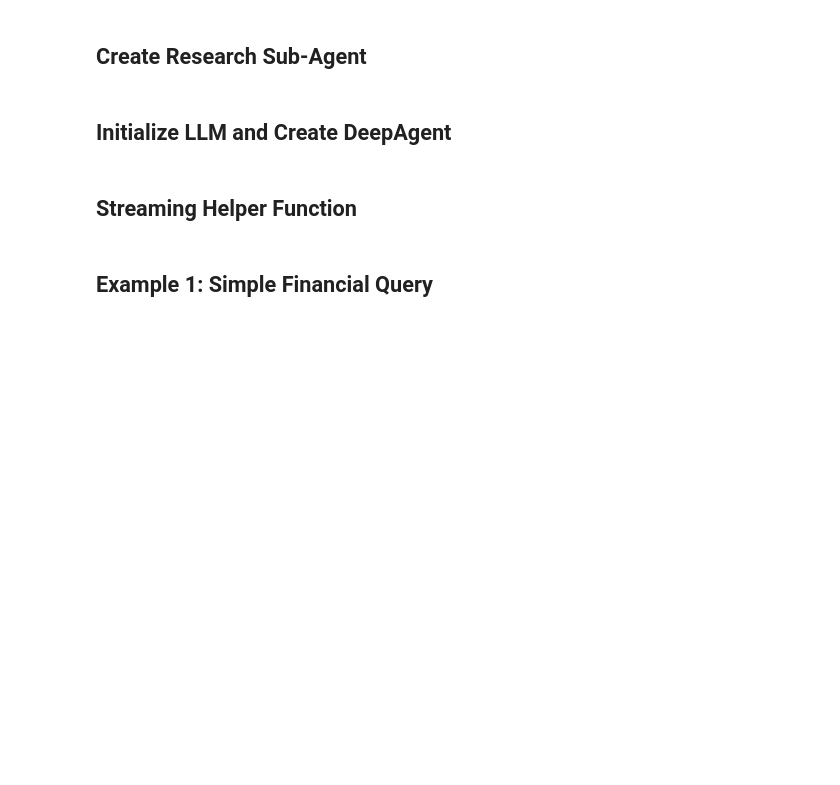
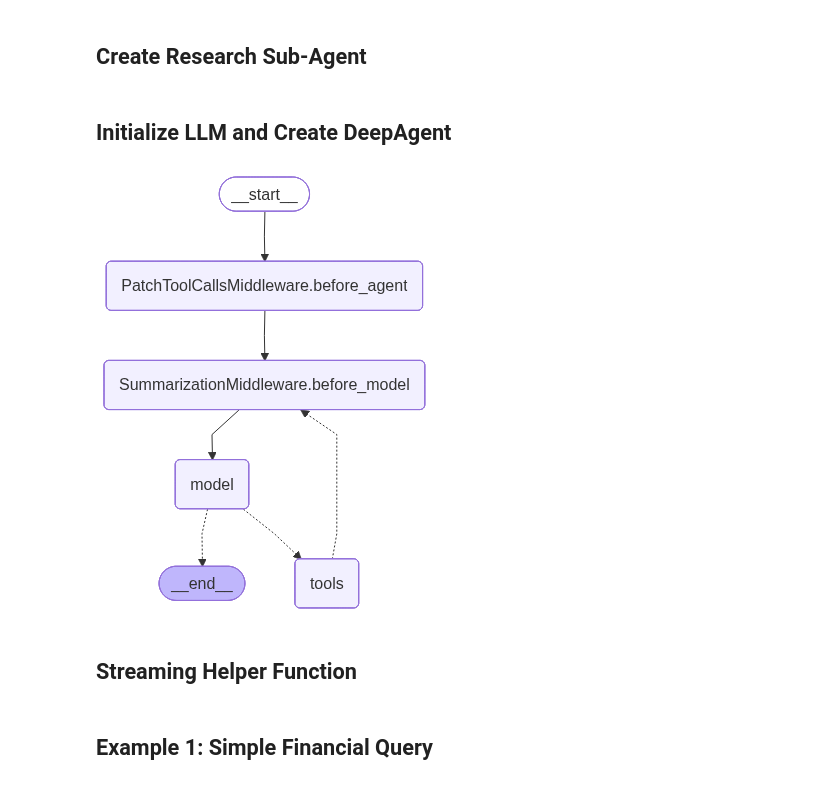
Before and after one commit to laxmimerit/Multi-Agent-Deep-RAG, a Jupyter notebook: 11 Deep Agent - Multi-Agent Deep Finance Researcher.ipynb, the cells around one changed output. Drawn from its saved outputs; the diff is of its cells as text; code cells hidden in the pictures; blank space fills up the shorter version.

```diff
--- a/11 Deep Agent - Multi-Agent Deep Finance Researcher.ipynb
+++ b/11 Deep Agent - Multi-Agent Deep Finance Researcher.ipynb
@@ -105,19 +107,21 @@ INSTRUCTIONS = (
 # %%
 # Tools for the main agent (orchestrator level)
 tools = [hybrid_search, live_finance_researcher, think_tool]
 
 # Create the deep agent with memory and secure file backend
 agent = create_deep_agent(
     model=model,
     tools=tools,
     system_prompt=INSTRUCTIONS,
     subagents=[research_sub_agent],
     checkpointer=checkpointer,  # SQLite memory
     backend=backend,  # Secure filesystem with virtual_mode=True
 )
 
 # Visualize the agent graph
-display(Image(agent.get_graph().draw_mermaid_png()))
+agent
+# %% [output]
+[figure, added]
 # %% [markdown]
 ## Streaming Helper Function
 # %%
```
Also changed, not shown: parts of 2 cells of this notebook, 2 other files.
